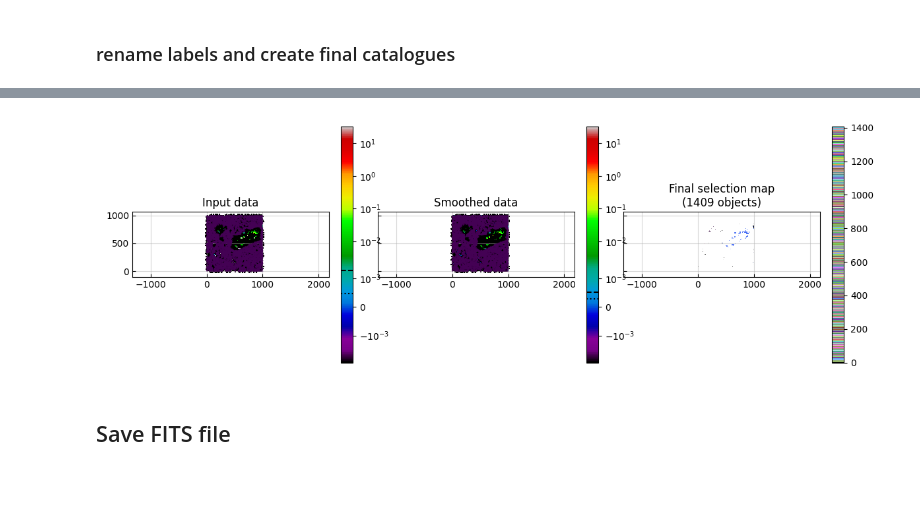
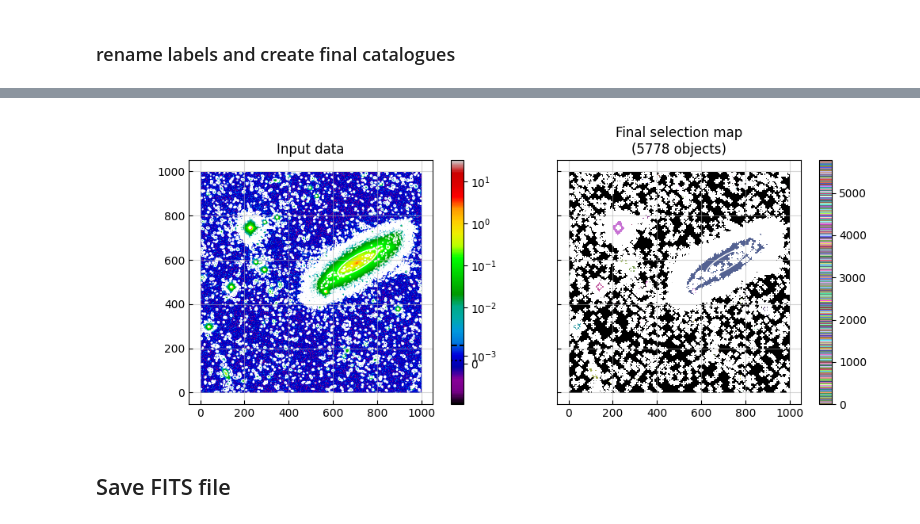
Before and after one commit to paranoya/image-processing, a Jupyter notebook: HOT.ipynb, the cells around one changed output, grey strips where cells are left out. Drawn from its saved outputs; the diff is of its cells as text; code cells hidden in the pictures; blank space fills up the shorter version.

```diff
--- a/HOT.ipynb
+++ b/HOT.ipynb
@@ -527,3 +169,0 @@ Now, take the minimum of three:
-# %%
-#smoothed_threshold_guess = probability_threshold
-smoothed_threshold_guess = min([number_threshold, flux_threshold, probability_threshold])
@@ -920,5 +822,6 @@ pruned_labels[~pruned_OK] = 0
 # %%
 if plots and data_dimensionality == 2:
+    segmentation = segm.SegmentationImage(label)
     pruned_segmentation = segm.SegmentationImage(pruned_labels[label])
     plt.close('HOT')
     fig = plt.figure('HOT', figsize=(9.5, 6))
@@ -927,14 +830,14 @@ if plots and data_dimensionality == 2:
 
     ax[0, 0].set_title('Input data')
     im = ax[0, 0].imshow(
-        data,
+        data.original,
         interpolation='nearest', origin='lower', cmap='terrain', norm = colour_scale,
         )
     cb = fig.colorbar(im, ax=ax[0, 0])
 
     ax[0, 1].set_title(f'Initial segmentation\n({parent.size} candidates)')
     im = ax[0, 1].imshow(
-        segmentation,
+        label,
         interpolation='nearest', origin='lower', cmap=segmentation.make_cmap(seed=123),
         )
     cb = fig.colorbar(im, ax=ax[0, 1])
@@ -948,11 +851,14 @@ if plots and data_dimensionality == 2:
 
     #ax[1, 0].set_title('Max value')
     #ax[1, 0].set_title('Contrast')
-    ax[1, 0].set_title('Max S/N')
+    #ax[1, 0].set_title('Max S/N')
+    ax[1, 0].set_title('Test statistic')
     im = ax[1, 0].imshow(
         #max_value[label]-min_value[label],
-        max_signal_to_noise[label],
-        interpolation='nearest', origin='lower', cmap='terrain', norm = colour_scale,
+        test_stat[label],
+        interpolation='nearest', origin='lower', cmap='terrain',
+        #norm=colour_scale,
+        vmax=np.nanmax(test_stat_inv[1:])
         )
     cb = fig.colorbar(im, ax=ax[1, 0])
 
@@ -1000,56 +908,57 @@ final_labels = new_label[pruned_labels[label]]
 if plots and data_dimensionality == 2:
     final_selection = segm.SegmentationImage(final_labels)
     final_cmap = final_selection.make_cmap(seed=123)
-    final_catalog = segm.SourceCatalog(data, final_selection)
+    final_catalog = segm.SourceCatalog(data.original, final_selection)
     final_catalog.to_table()
 # %%
 if plots and data_dimensionality == 2:
     plt.close('filtered')
-    fig = plt.figure('filtered', figsize=(12, 4))
-    ax = fig.subplots(nrows=1, ncols=3, squeeze=False,
+    fig = plt.figure('filtered', figsize=(10, 4))
+    ax = fig.subplots(nrows=1, ncols=2, squeeze=False,
                       sharex=True, sharey='row',
                       gridspec_kw={'hspace': 0, 'wspace': 0})
     for axis in ax.flatten():
         axis.tick_params(which='both', direction='in')
         axis.grid(alpha=.5)
     fig.set_tight_layout(True)
 
     ax[0, 0].set_title('Input data')
     im = ax[0, 0].imshow(
-        data,
+        data.original,
         interpolation='nearest', origin='lower', cmap='nipy_spectral', norm = colour_scale,
         )
-    ax[0, 0].contour(final_labels, levels=[0.5])
+    #ax[0, 0].contour(final_labels, levels=[0.5], colors=['w'])
     #ax[0, 0].contour(smoothed_data, levels=[threshold_guess], colors=['w'])
     cb = fig.colorbar(im, ax=ax[0, 0])
-    cb.ax.axhline(data_mode, c='k', ls=':')
-    cb.ax.axhline(threshold_guess, c='k', ls='--')
+    cb.ax.axhline(data.mode, c='k', ls=':')
+    cb.ax.axhline(data.threshold, c='k', ls='--')
     final_catalog.plot_kron_apertures(kron_params=(1, 1), axes=ax[0, 0], color='w')
-    ax[0, 0].scatter(final_catalog.centroid[:, 0], final_catalog.centroid[:, 1], s=25, c='k', marker='+')
+    #ax[0, 0].scatter(final_catalog.centroid[:, 0], final_catalog.centroid[:, 1], s=25, c='k', marker='+')
 
+    '''
     ax[0, 1].set_title('Smoothed data')
     im = ax[0, 1].imshow(
         smoothed_data,
         interpolation='nearest', origin='lower', cmap='nipy_spectral', norm = colour_scale,
         )
     ax[0, 1].contour(final_labels, levels=[0.5])
     #ax[0, 1].contour(smoothed_data, levels=[threshold_guess], colors=['w'])
     cb = fig.colorbar(im, ax=ax[0, 1])
-    cb.ax.axhline(smoothed_data_mode, c='k', ls=':')
+    cb.ax.axhline(smoothed_data.mode, c='k', ls=':')
     cb.ax.axhline(smoothed_threshold_guess, c='k', ls='--')
     #final_catalog.plot_kron_apertures(kron_params=(1, 1), axes=ax[0, 0], color='k')
     ax[0, 1].scatter(final_catalog.centroid[:, 0], final_catalog.centroid[:, 1], s=25, c='k', marker='+')
-
-    ax[0, 2].set_title(f'Final selection map\n({n_final_labels} objects)')
-    im = ax[0, 2].imshow(
+    '''
+    ax[0, 1].set_title(f'Final selection map\n({n_final_labels} objects)')
+    im = ax[0, 1].imshow(
         final_selection,
         interpolation='nearest', origin='lower', cmap=final_cmap,
         )
-    ax[0, 2].scatter(final_catalog.centroid[:, 0], final_catalog.centroid[:, 1], s=25, c='w', marker='+')
-    cb = fig.colorbar(im, ax=ax[0, 2])
-    final_catalog.plot_kron_apertures(kron_params=(1, 1), axes=ax[0, 2], color='white')
+    ax[0, 1].scatter(final_catalog.centroid[:, 0], final_catalog.centroid[:, 1], s=25, c='w', marker='+')
+    cb = fig.colorbar(im, ax=ax[0, 1])
+    final_catalog.plot_kron_apertures(kron_params=(1, 1), axes=ax[0, 1], color='white')
 # %% [output]
-[figure, old version]
+[figure, new version]
 # %%
 if plots and data_dimensionality == 3:
     max_map = np.nanmax(final_labels, axis=0)
```
Also changed, not shown: parts of 95 cells of this notebook.
